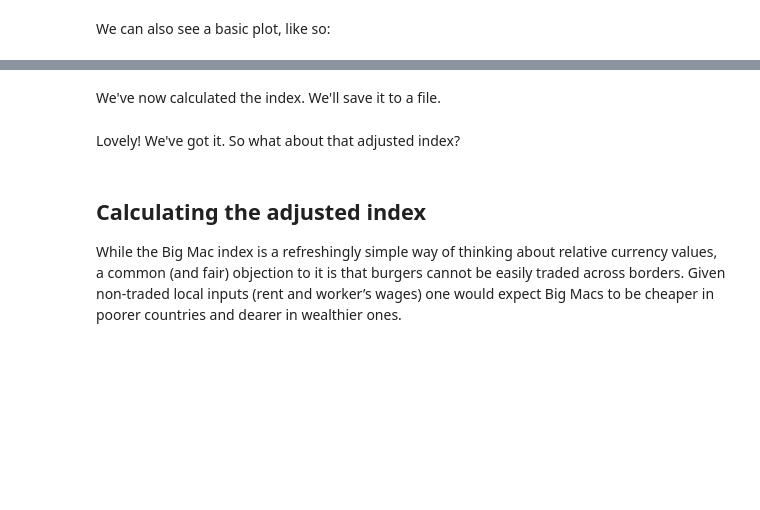
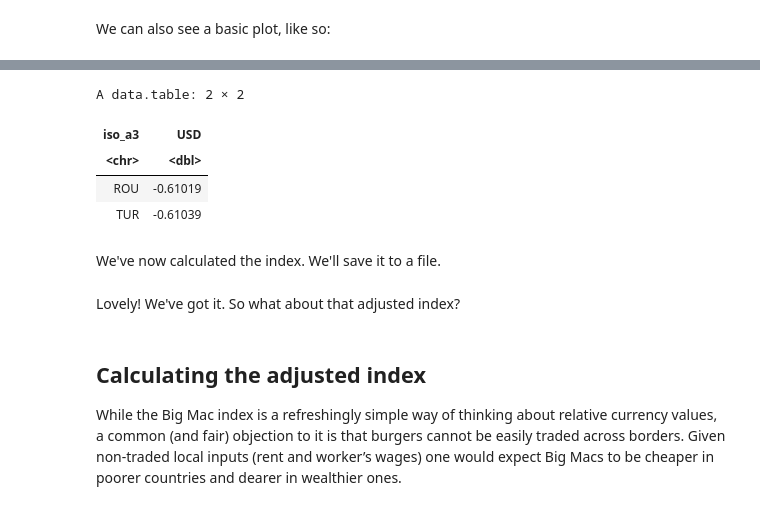
Before and after one commit to TheEconomist/big-mac-data, a Jupyter notebook: Big Mac data generator.ipynb, the cells around one changed output, grey strips where cells are left out. Drawn from its saved outputs; the diff is of its cells as text; code cells hidden in the pictures; blank space fills up the shorter version.

```diff
--- a/Big Mac data generator.ipynb
+++ b/Big Mac data generator.ipynb
@@ -122,3 +128,11 @@ ggplot(to_plot[, over := USD > 0], aes(x=name, y=USD, color=over)) +
+# %%
+big_mac_index[date == latest_date & iso_a3 %in% c('TUR', 'ROU'), .(iso_a3, USD)]
+# %% [output]
+A data.table: 2 × 2
+| iso_a3 | USD |
+| <chr> | <dbl> |
+| ROU | -0.61019 |
+| TUR | -0.61039 |
 # %% [markdown]
 We've now calculated the index. We'll save it to a file.
 # %%
```
Also changed, not shown: parts of 14 cells of this notebook, 4 other files.
